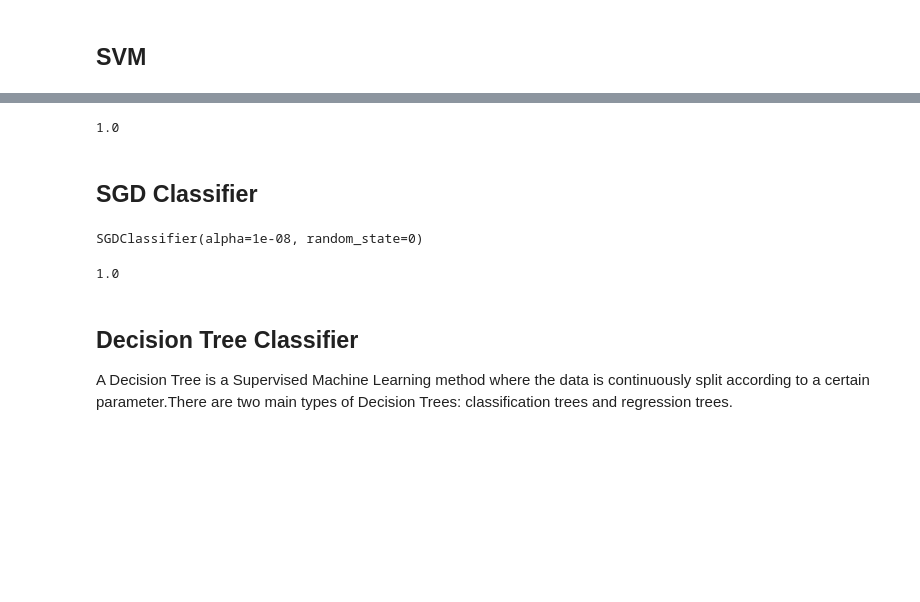
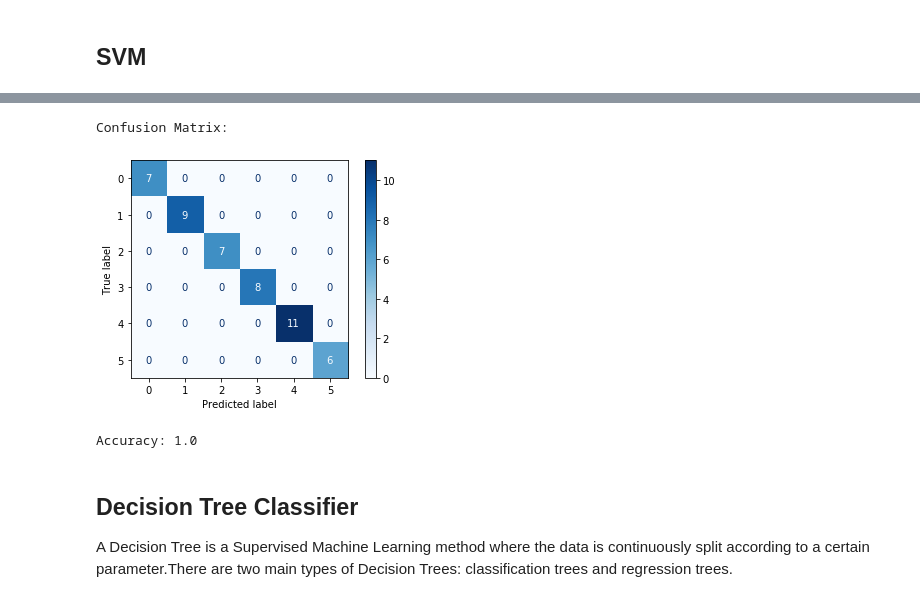
Before and after one commit to MKobus12305/ML_StarsClassification, a Jupyter notebook: Stars.ipynb, the cells around one changed output, grey strips where cells are left out. Cells and saved outputs as stored; diff of their text form; code cells hidden in the pictures; blank space fills up the shorter version.

```diff
--- a/Stars.ipynb
+++ b/Stars.ipynb
@@ -398,24 +444,19 @@ weighted avg       1.00      1.00      1.00        48
 # %%
 from sklearn.discriminant_analysis import LinearDiscriminantAnalysis
 clf = LinearDiscriminantAnalysis()
 clf.fit(x_train_scaled,y_train)
 y_pred = clf.predict(x_test_scaled)
+def show_confusion_matrix(clf, x_test, y_test):
+    print("Confusion Matrix:")
+    metrics.plot_confusion_matrix(clf, x_test, y_test, cmap = plt.cm.Blues)
+    plt.show()
+show_confusion_matrix(clf, x_test_scaled, y_test)
+print("Accuracy: ", end = "")
 print(metrics.accuracy_score(y_test, y_pred))
 # %% [output]
-1.0
+Confusion Matrix:
+[figure, added]
+Accuracy: 1.0
-# %% [markdown]
-## SGD Classifier
-# %%
-from sklearn.linear_model import SGDClassifier
-clf = SGDClassifier(alpha =1e-8, random_state = 0) # it is enough to slightly decrease alpha
-clf.fit(x_train_scaled, y_train)
-# %% [output]
-SGDClassifier(alpha=1e-08, random_state=0)
-# %%
-y_pred= clf.predict(x_test_scaled)
-metrics.accuracy_score(y_test, y_pred)
-# %% [output]
-1.0
 # %% [markdown]
 ## Decision Tree Classifier
 A Decision Tree is a Supervised Machine Learning method where the data is continuously split according to a certain parameter.There are two main types of Decision Trees: classification trees and regression trees.
```
Also changed, not shown: parts of 13 cells of this notebook.
